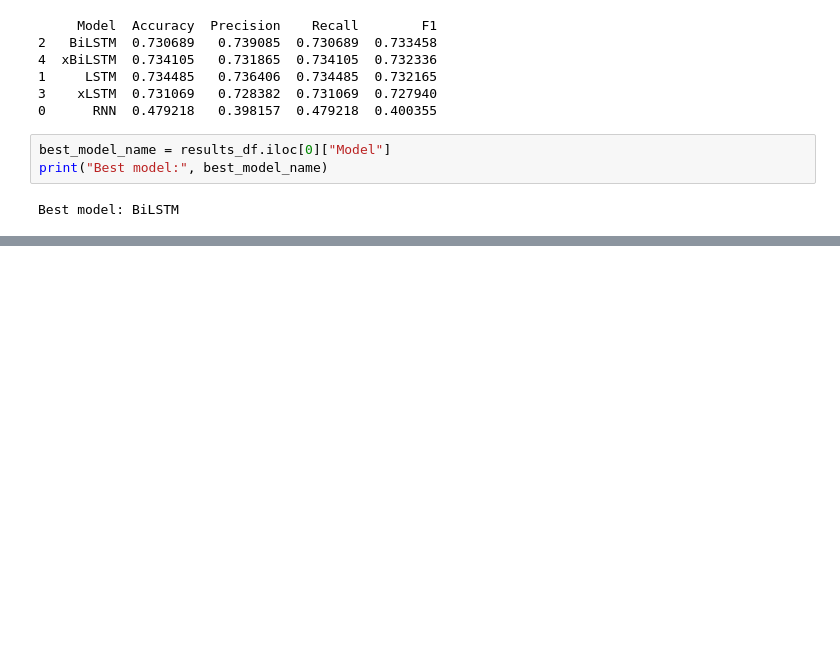
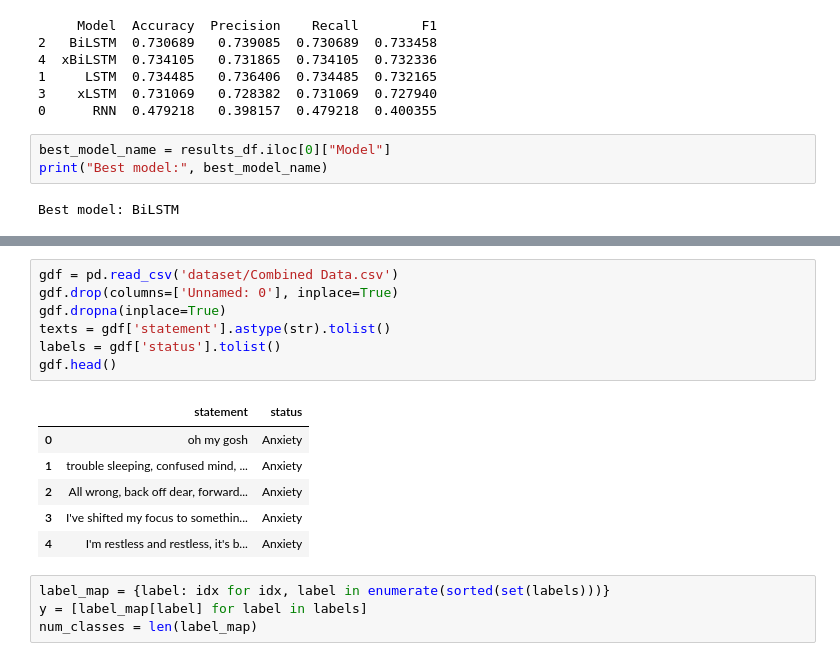
Before and after one commit to pxsa/GenAI4SDLC-, a Jupyter notebook: sentiment-analysis/mental-disorder.ipynb, the cells around one changed output, grey strips where cells are left out. Cells and saved outputs as stored; diff of their text form; blank space fills up the shorter version.

```diff
--- a/sentiment-analysis/mental-disorder.ipynb
+++ b/sentiment-analysis/mental-disorder.ipynb
@@ -1441,0 +1456,18 @@ Best model: BiLSTM
+# %%
+gdf = pd.read_csv('dataset/Combined Data.csv')
+gdf.drop(columns=['Unnamed: 0'], inplace=True)
+gdf.dropna(inplace=True)
+texts = gdf['statement'].astype(str).tolist()
+labels = gdf['status'].tolist()
+gdf.head()
+# %% [output]
+|  | statement | status |
+| 0 | oh my gosh | Anxiety |
+| 1 | trouble sleeping, confused mind, ... | Anxiety |
+| 2 | All wrong, back off dear, forward... | Anxiety |
+| 3 | I've shifted my focus to somethin... | Anxiety |
+| 4 | I'm restless and restless, it's b... | Anxiety |
+# %%
+label_map = {label: idx for idx, label in enumerate(sorted(set(labels)))}
+y = [label_map[label] for label in labels]
+num_classes = len(label_map)
```
Also changed, not shown: parts of 19 cells of this notebook.
